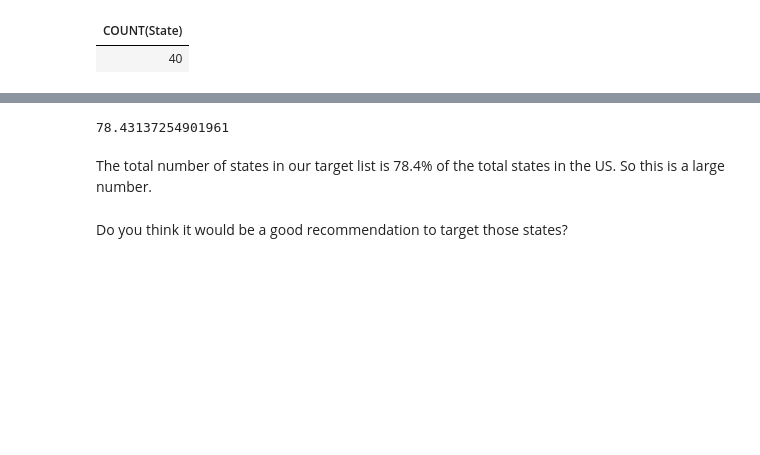
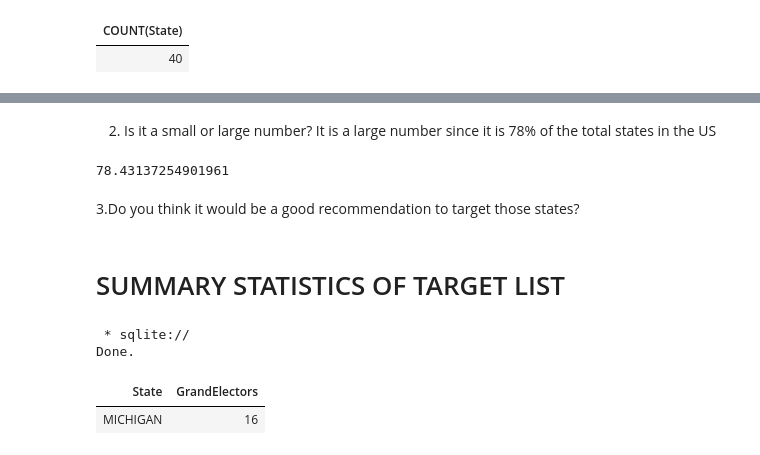
Before and after one commit to kahuroA/SQL-PRACTICE, a Jupyter notebook: SQL_MINI_PROJECT.ipynb, the cells around one changed output, grey strips where cells are left out. Saved outputs shown, nothing was run; the diff lists cells and outputs as text; code cells hidden in the pictures; blank space fills up the shorter version.

```diff
--- a/SQL_MINI_PROJECT.ipynb
+++ b/SQL_MINI_PROJECT.ipynb
@@ -456 +389,3 @@ Is it a small or a large number?
+# %% [markdown]
+2. Is it a small or large number?  It is a large number since it is 78% of the total states in the US
 # %%
@@ -458,6 +395,15 @@ Is it a small or a large number?
 # %% [output]
 78.43137254901961
-# %% [markdown]
-The total number of states in our target list is 78.4% of the total states in the US. So this is a large number.
 # %% [markdown]
- Do you think it would be a good recommendation to target those states?
+3.Do you think it would be a good recommendation to target those states?
+# %% [markdown]
+# SUMMARY STATISTICS OF TARGET LIST
+# %%
+#State with the maximum grand electors in the target list
+%%sql
+SELECT State,GrandElectors FROM Target_List WHERE GrandElectors= (SELECT MAX(GrandElectors) FROM Target_List);
+# %% [output]
+ * sqlite://
+Done.
+| State | GrandElectors |
+| MICHIGAN | 16 |
```
Also changed, not shown: parts of 42 cells of this notebook.
